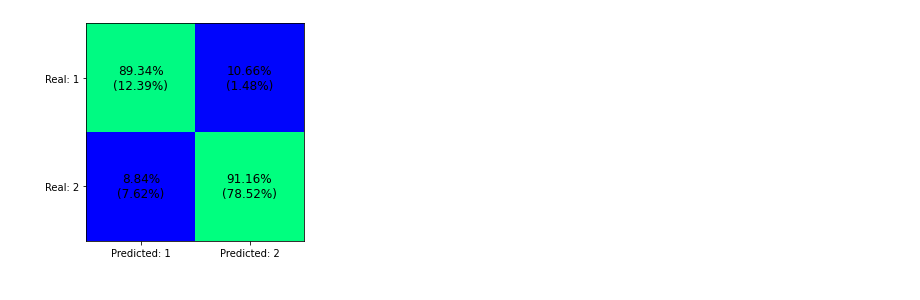
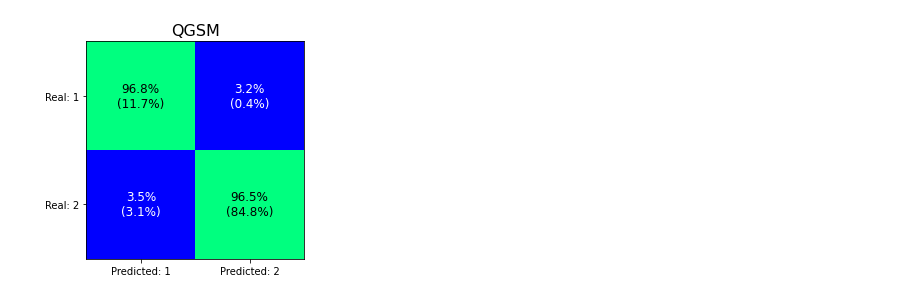
Before and after one commit to NeuTron1943/MicrochannelNN, a Jupyter notebook: Experiments_binary.ipynb, the cells around one changed output. Cells and saved outputs as stored; diff of their text form; code cells hidden in the pictures.

```diff
--- a/Experiments_binary.ipynb
+++ b/Experiments_binary.ipynb
@@ -324,63 +390,83 @@ Epoch:  149 |---> loss is 0.3733474745, total correct predictions: 152666, its 9
 # Graphs and evaluation
 with torch.no_grad():
     plt.subplot(1,2,1)
-    plt.plot(total_accuracy, label='accuracy')
-    plt.plot(total_val_accuracy, label = 'val_accuracy')
+    plt.plot(total_accuracy_c, label='accuracy')
+    plt.plot(total_val_accuracy_c, label = 'val_accuracy')
     plt.xlabel('Epoch')
     plt.ylabel('Accuracy')
     plt.ylim([0, 100])
-    plt.legend(loc='upper left')
+    plt.legend(loc='lower right')
 
     plt.subplot(1,2,2)
-    plt.plot(total_loss, label='loss')
-    plt.plot(total_val_loss, label = 'val_loss')
+    plt.plot(total_loss_c, label='loss')
+    plt.plot(total_val_loss_c, label = 'val_loss')
     plt.xlabel('Epoch')
     plt.ylabel('loss')
     plt.legend(loc='upper right')
 
+    if doSaveFigures:
+        plt.savefig(f'{IMAGE_NAME}_LearningPlotBinary', dpi=300)
+    plt.show()
 
-    test_predictions = net(test_features)
-    test_correct_predictions = get_correct_predictions(test_predictions, test_labels)
-    test_accuracy = test_correct_predictions * 100 /test_features.shape[0]
-    print("Test accuracy is {:2.2f}%" .format(test_accuracy))
+    test_predictions_c = net(test_features)
+    test_correct_predictions_c = get_correct_predictions(test_predictions_c, test_labels)
+    print(test_correct_predictions_c)
+    test_accuracy_c = test_correct_predictions_c * 100 /test_features.shape[0]
+    print("Test accuracy is {:2.2f}%" .format(test_accuracy_c))
 
-    with open('some_results.txt', 'a') as batch_results:
-        batch_results.write('{}  lin: | {:7d}     | {:7d}     | {:7.2f}  |'.format(name_of_file, batch_size, number_of_epoches_conv, test_accuracy))
 
     # Creating of confusion matrix
-    stacked = torch.stack((test_labels, test_predictions.argmax(dim=1)), dim=1)
+    stacked_c = torch.stack((test_labels, test_predictions_c.argmax(dim=1)), dim=1)
+    confusion_matrix_c = torch.zeros((number_of_groups, number_of_groups), dtype=torch.float)
     # horizontal axis - predicted, vertical - true
-    confusion_matrix = torch.zeros((number_of_groups,number_of_groups), dtype=torch.float)
-    for row in stacked:
-       confusion_matrix[row[0].item()][row[1].item()] += 1     # row is target, column - predicted
-    # print(confusion_matrix)
-    # print(400 - torch.count_nonzero(test_labels_tensor).item())
-    confusion_matrix_normed = torch.clone(confusion_matrix)
-    for i in range(confusion_matrix.shape[0]):
-        norm = confusion_matrix[i][0].item() + confusion_matrix[i][1].item()
-        confusion_matrix_normed[i] /=   norm
-    print(confusion_matrix)
-    print(confusion_matrix_normed)
+    for row in stacked_c:
+        confusion_matrix_c[row[0].item()][row[1].item()] += 1     # row is target, column - predicted
+    print(confusion_matrix_c)
+    confusion_matrix_c_normed = torch.clone(confusion_matrix_c)
+
+    for i in range(confusion_matrix_c.shape[0]):
+        norm = confusion_matrix_c[i][0].item() + confusion_matrix_c[i][1].item()
+        confusion_matrix_c_normed[i] /=   norm
+    print(confusion_matrix_c)
+    print(confusion_matrix_c_normed)
 
     fig, ax = plt.subplots()
-    im = ax.imshow(confusion_matrix_normed, cmap='winter')
+    im = ax.imshow(confusion_matrix_c_normed, cmap='winter')
 
-    ax.set_xticks(np.arange(confusion_matrix.shape[0]))
-    ax.set_yticks(np.arange(confusion_matrix.shape[1]))
+    ax.set_xticks(np.arange(confusion_matrix_c.shape[0]))
+    ax.set_yticks(np.arange(confusion_matrix_c.shape[1]))
     x_labels = []
     y_labels = []
-    for i in range(confusion_matrix.shape[0]):
+    for i in range(confusion_matrix_c.shape[0]):
         x_labels.append('Predicted: '+ str(i + 1))
         y_labels.append('Real: ' + str(i + 1))
     ax.set_xticklabels(x_labels)
     ax.set_yticklabels(y_labels)
     # plt.setp(ax.get_xticklabels(), rotation=45, ha="right", rotation_mode="anchor")
 
-    for i in range(confusion_matrix.shape[0]):
-        for j in range(confusion_matrix.shape[1]):
-            cell_label = str(round(confusion_matrix_normed[i][j].item()*100, 2)) + '%\n(' + str(round(confusion_matrix[i][j].item()*100/test_features.shape[0], 2)) + '%)'
-            text = ax.text(j, i, cell_label, ha="center", va="center", size=12)
-            # text = ax.text(j, i, str(round(confusion_matrix[i][j].item()*100/amount_of_test_labels[i], 2)) + '%', ha="center", va="center", size=12)
-    if save_figures_dense:
-        plt.savefig((name_of_image + '_dense_binary'), dpi=300)
+    for i in range(confusion_matrix_c.shape[0]):
+        for j in range(confusion_matrix_c.shape[1]):
+            cell_label = str(round(confusion_matrix_c_normed[i][j].item()*100, 1)) + '%\n(' + str(round(confusion_matrix_c[i][j].item()*100/test_features.shape[0], 1)) + '%)'
+            # text = ax.text(j, i, str(round(confusion_matrix_c[i][j].item()*100/test_features.shape[0],2)) + '%', ha="center", va="center", size=12)
+            # text = ax.text(j, i, cell_label, ha="center", va="center", size=12)
+            if i == j:
+                text = ax.text(j, i, cell_label, ha="center", va="center", size=12)
+            else:
+                text = ax.text(j, i, cell_label, ha="center", va="center", size=12, color='white')
+    plt.title(f'{gen}', fontsize=16)
+    if doSaveFigures:
+        plt.savefig((f'{IMAGE_NAME}_ConfusionMatrix').replace(".", "_"), dpi=300, bbox_inches='tight')
+    plt.show()
+
+# Write metrics into file
+with torch.no_grad():
+    def Fmeasure(precision, recall, beta)-> float:
+        return (1 + beta**2) * precision * recall / (beta * beta * precision + recall)
+    recall = confusion_matrix_c_normed[0][0].item()
+    precision = confusion_matrix_c[0][0].item() / (confusion_matrix_c[0][0].item() + confusion_matrix_c[1][0].item())
+    f2 = Fmeasure(precision, recall, 2)
+    print(f'Efficiency    Accuracy     Recall     Precision       F2')
+    print(f'{IMAGE_NAME}     {test_accuracy_c:.2f}   {recall:.3f}    {precision:.3f}     {f2:.3f}')
+    with open(f'Binary{gen}.txt', 'a') as bin_results:
+        bin_results.write(f'\n{IMAGE_NAME}     {test_accuracy_c:.2f}   {recall:.3f}    {precision:.3f}     {f2:.3f}')
 # %% [output]
@@ -393 +482 @@ tensor([[0.8934, 0.1066],
-[figure, old version]
+[figure, new version]
```
Also changed, not shown: parts of 10 cells of this notebook, 7 other files.
